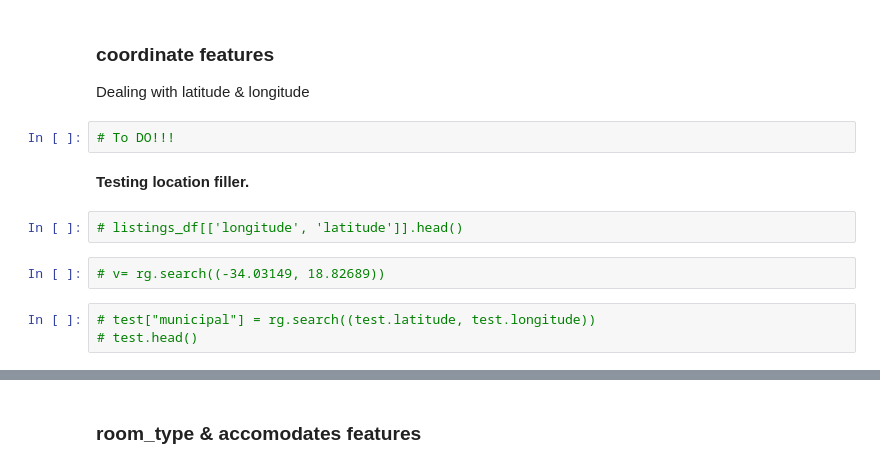
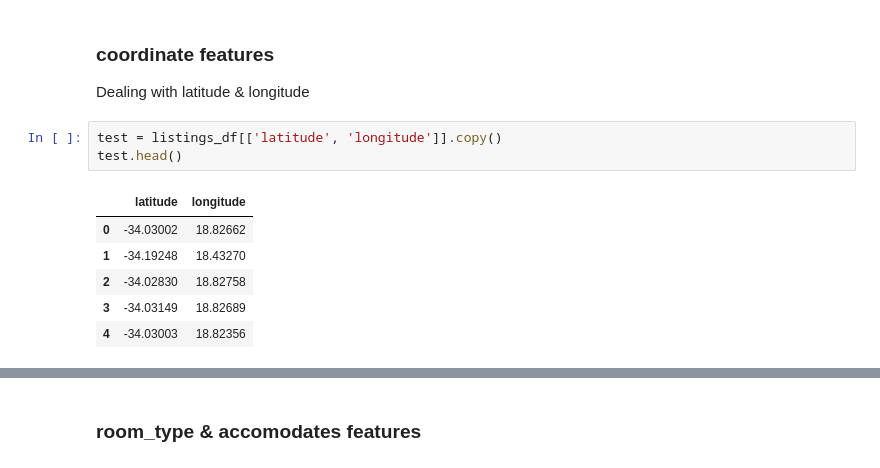
Before and after one commit to Nickimani/Airbnb_Project, a Jupyter notebook: Airbnb_Notebook.ipynb, the cells around one changed output, grey strips where cells are left out. Cells and saved outputs as stored; diff of their text form.

```diff
--- a/Airbnb_Notebook.ipynb
+++ b/Airbnb_Notebook.ipynb
@@ -555,14 +556,13 @@ listings_df['instant_bookable'] = listings_df['instant_bookable'].replace({'t':
 ### coordinate features
 
 Dealing with latitude & longitude
-# %%
-# To DO!!!
-# %% [markdown]
-**Testing location filler.**
 # %%
-# listings_df[['longitude', 'latitude']].head()
+test = listings_df[['latitude', 'longitude']].copy()
+test.head()
+# %% [output]
+|  | latitude | longitude |
+| 0 | -34.03002 | 18.82662 |
+| 1 | -34.19248 | 18.43270 |
+| 2 | -34.02830 | 18.82758 |
+| 3 | -34.03149 | 18.82689 |
+| 4 | -34.03003 | 18.82356 |
-# %%
-# v= rg.search((-34.03149, 18.82689))
-# %%
-# test["municipal"] = rg.search((test.latitude, test.longitude))
-# test.head()
```
Also changed, not shown: parts of 37 cells of this notebook.
